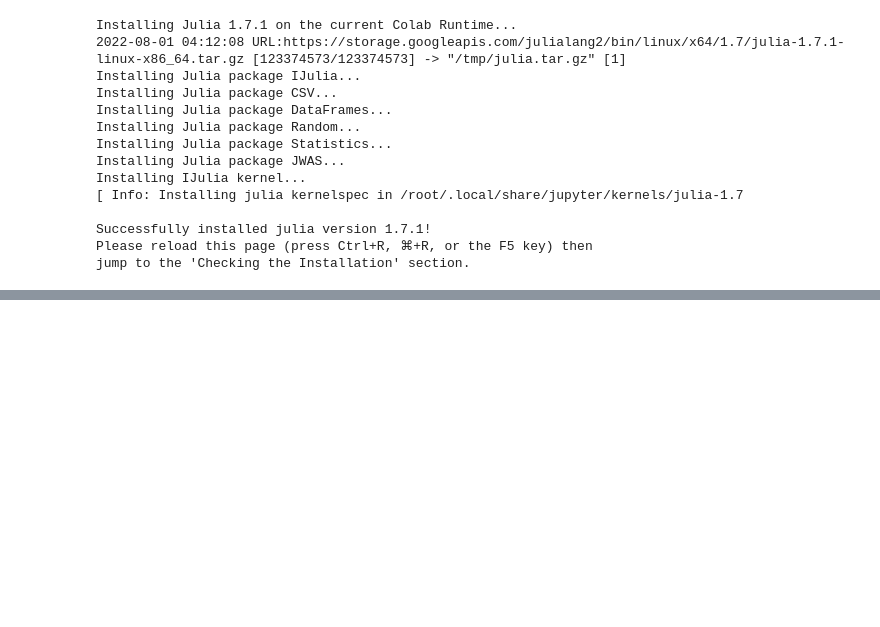
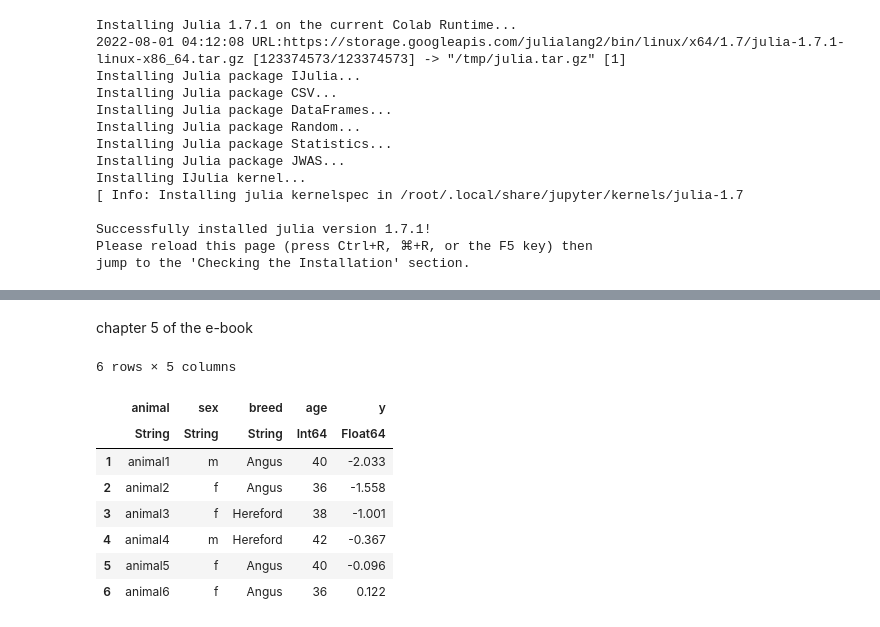
Before and after one commit to yfqian95/JWAS.jl, a Jupyter notebook: Aug2morning_PedigreeJWAS.ipynb, the cells around one changed output, grey strips where cells are left out. Saved outputs shown, nothing was run; the diff lists cells and outputs as text; code cells hidden in the pictures; blank space fills up the shorter version.

```diff
--- a/Aug2morning_PedigreeJWAS.ipynb
+++ b/Aug2morning_PedigreeJWAS.ipynb
@@ -72,2 +72,22 @@ Platform Info:
 Environment:
   JULIA_NUM_THREADS = 4
+# %% [markdown]
+chapter 5 of the e-book
+# %%
+##Aug 2 afternoon
+using DataFrames, SparseArrays, LinearAlgebra
+animal= ["animal1","animal2","animal3","animal4","animal5","animal6"]
+sex   = ["m","f","f","m","f","f"]
+breed = ["Angus","Angus","Hereford","Hereford","Angus","Angus"]
+age   = [40,36,38,42,40,36]
+df    = DataFrame(animal=animal,sex=sex,breed=breed,age=age,y=round.(randn(6),digits=3))
+# %% [output]
+6 rows × 5 columns
+|  | animal | sex | breed | age | y |
+|  | String | String | String | Int64 | Float64 |
+| 1 | animal1 | m | Angus | 40 | -2.033 |
+| 2 | animal2 | f | Angus | 36 | -1.558 |
+| 3 | animal3 | f | Hereford | 38 | -1.001 |
+| 4 | animal4 | m | Hereford | 42 | -0.367 |
+| 5 | animal5 | f | Angus | 40 | -0.096 |
+| 6 | animal6 | f | Angus | 36 | 0.122 |
```
Also changed, not shown: parts of 49 cells of this notebook.
